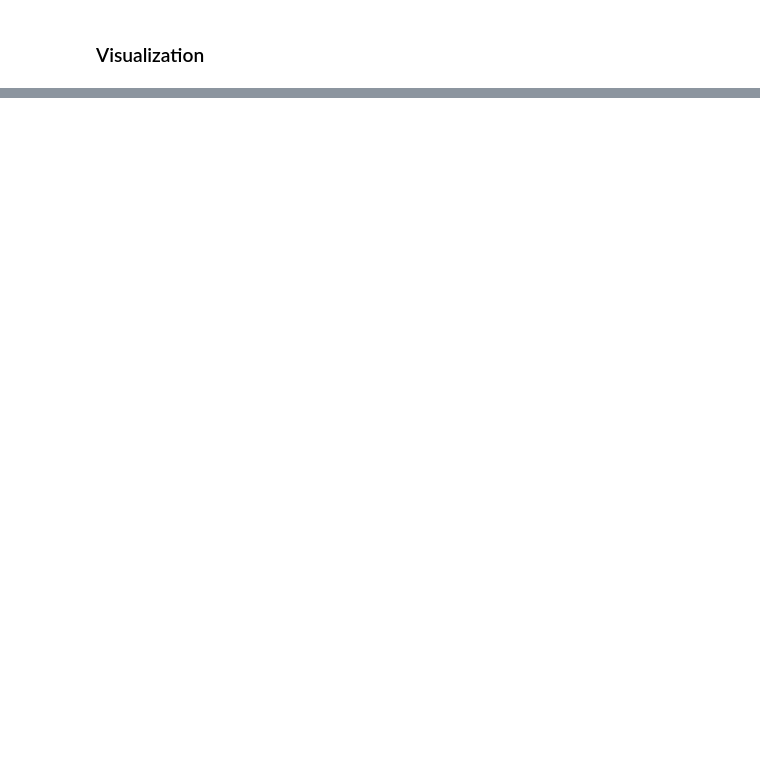
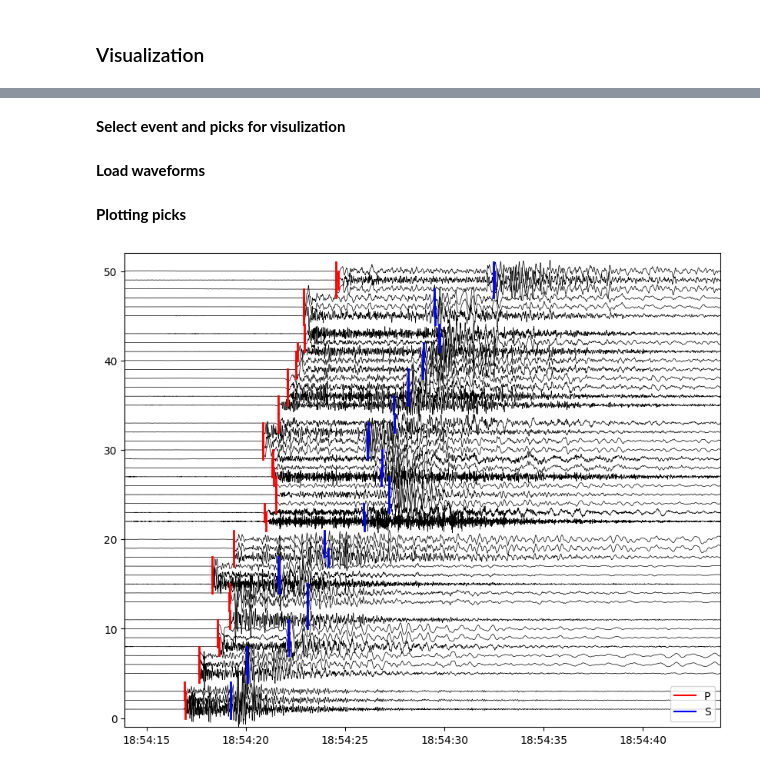
Before and after one commit to AI4EPS/EPS207_Observational_Seismology, a Jupyter notebook: docs/lectures/codes/quakeflow_demo.ipynb, the cells around one changed output, grey strips where cells are left out. Cells and saved outputs as stored; diff of their text form; code cells hidden in the pictures; blank space fills up the shorter version.

```diff
--- a/docs/lectures/codes/quakeflow_demo.ipynb
+++ b/docs/lectures/codes/quakeflow_demo.ipynb
@@ -148,0 +155,55 @@ Associated 400 events
+# %% [markdown]
+**Select event and picks for visulization**
+# %%
+event = gamma_events.iloc[0]
+picks = gamma_picks[gamma_picks.event_index == event.event_index]
+stations["id"] = stations.network + "." + stations.station + "." + stations.location + "." + stations.instrument
+stations["dist_km"] = np.sqrt((stations.latitude - event.latitude)**2 + (stations.longitude - event.longitude)**2 * np.cos(event.latitude)**2) * 111.19
+# %% [markdown]
+**Load waveforms**
+# %%
+begin_time = event.time - pd.Timedelta(seconds=0)
+end_time = event.time + pd.Timedelta(seconds=30)
+waveforms = obspy.Stream()
+try:
+    waveforms += obspy.read(f"{root_path}/local/demo/waveforms/{begin_time.year}-{begin_time.dayofyear}/{begin_time.hour}/*.mseed")
+except Exception as e:
+    print(e)
+if end_time.hour != begin_time.hour:
+    try:
+        waveforms += obspy.read(f"{root_path}/local/demo/waveforms/{end_time.year}-{end_time.dayofyear}/{end_time.hour}/*.mseed")
+    except Exception as e:
+        print(e)
+stream = waveforms.copy()
+stream.trim(obspy.UTCDateTime(begin_time), obspy.UTCDateTime(end_time), pad=True, fill_value=0);
+# %% [markdown]
+**Plotting picks**
+# %%
+component = "Z"
+stations = stations[stations["component"] == component]
+stations.sort_values("dist_km", inplace=True)
+stations.reset_index(inplace=True, drop=True)
+normalize = lambda x: (x-np.mean(x))/(np.std(x) + np.finfo(float).eps)/4
+fig, ax = plt.subplots(figsize=(10, 8))
+
+for i, station in stations.iterrows():
+    dist_km = station.dist_km
+    tr = stream.select(id=station.id+component)
+    if len(tr) == 1:
+        tr = tr[0]
+        # ax.plot(tr.times("matplotlib") , normalize(tr.data) + dist_km, "k", linewidth=0.5)
+        ax.plot(tr.times("matplotlib") , normalize(tr.data) + i, "k", linewidth=0.5)
+
+color = {"P": "r", "S": "b"}
+for _, pick in picks.iterrows():
+    y = stations[stations.id == pick.station_id].index.values[0]
+    ax.plot([pick.phase_time, pick.phase_time], [y-1, y+1], color[pick.phase_type], linewidth=2)
+ax.plot([], [], "r", label="P")
+ax.plot([], [], "b", label="S")
+ax.legend(loc="lower right")
+ax.xaxis_date()
+ax.set_xlim(begin_time, end_time)
+ax.set_ylim(-1, len(stations))
+plt.show()
+# %% [output]
+[figure, added]
```
Also changed, not shown: parts of 10 cells of this notebook.
